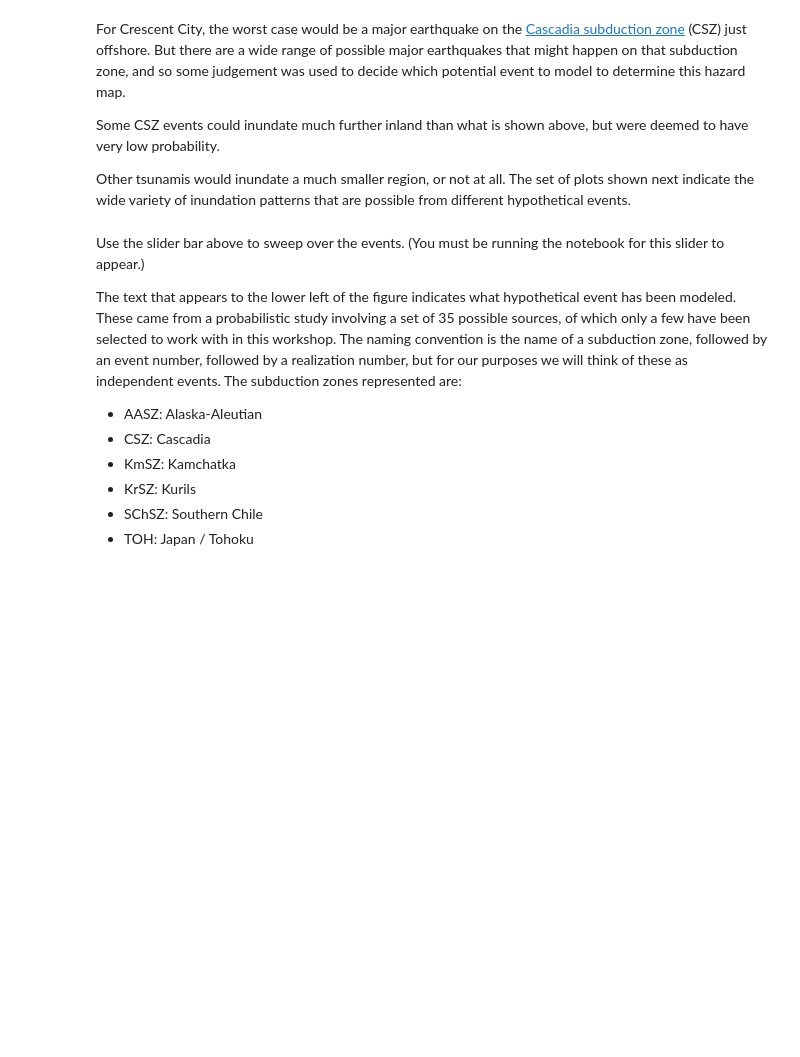
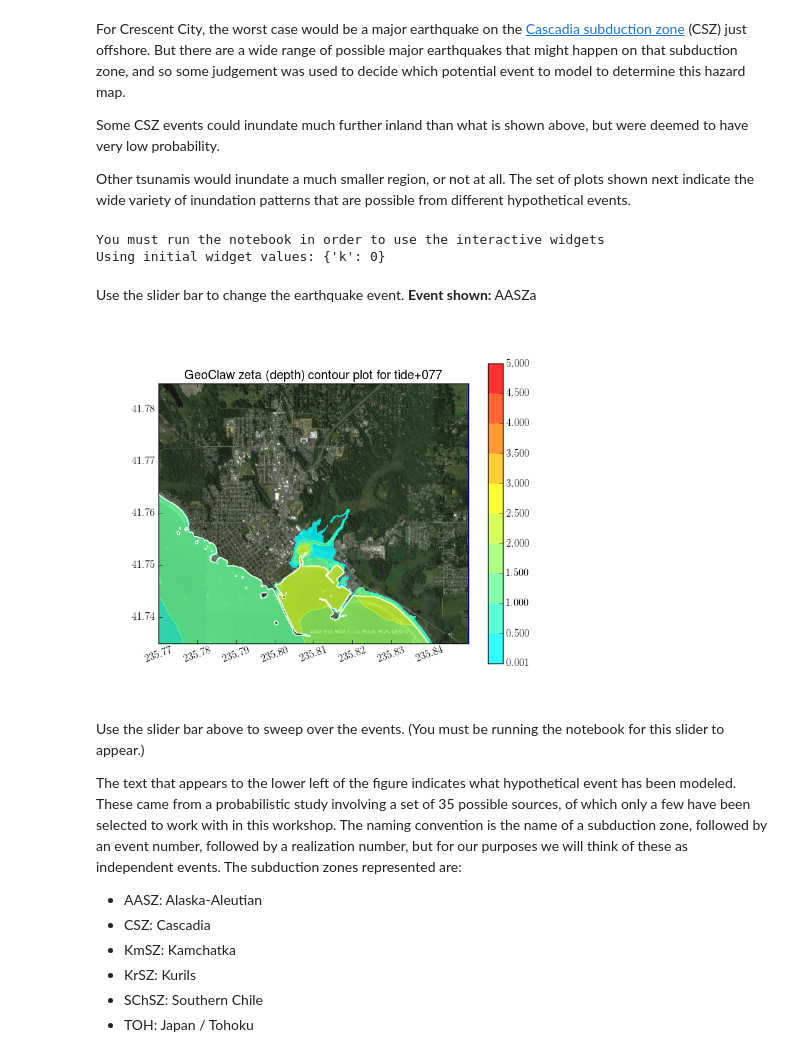
Before and after one commit to rjleveque/ptha_rog, a Jupyter notebook: Hazard_Maps.ipynb, the cells around one changed output. Cells and saved outputs as stored; diff of their text form; code cells hidden in the pictures; blank space fills up the shorter version.

```diff
--- a/Hazard_Maps.ipynb
+++ b/Hazard_Maps.ipynb
@@ -41,9 +44,14 @@ Other tsunamis would inundate a much smaller region, or not at all.  The set of
 # %%
 def show_hmax(k):
     display(Markdown("Use the slider bar to change the earthquake event. **Event shown:** %s" % HM.all_events[k]),
             Image(HM.hmax_plots[k],width=500))
 
-interact(show_hmax,k=(0,len(HM.hmax_plots)-1));
+interact(show_hmax,k=widgets.IntSlider(min=0,max=len(HM.hmax_plots)-1,value=0));
+# %% [output]
+You must run the notebook in order to use the interactive widgets
+Using initial widget values: {'k': 0}
+Use the slider bar to change the earthquake event. **Event shown:** AASZa
+[figure, added]
 # %% [markdown]
 Use the slider bar above to sweep over the events.  (You must be running the notebook for this slider to appear.)
 
```
Also changed, not shown: parts of 5 cells of this notebook, 3 other files.
